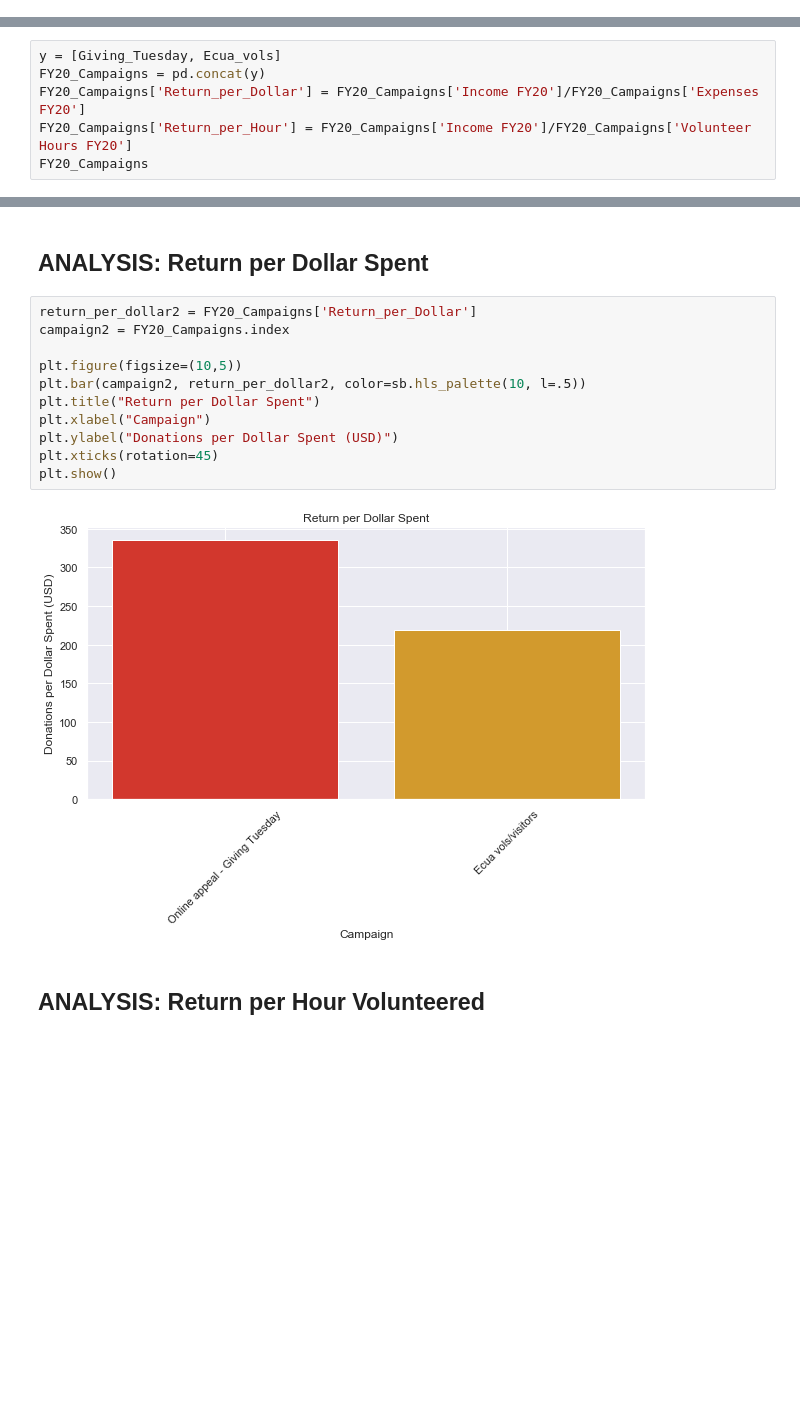
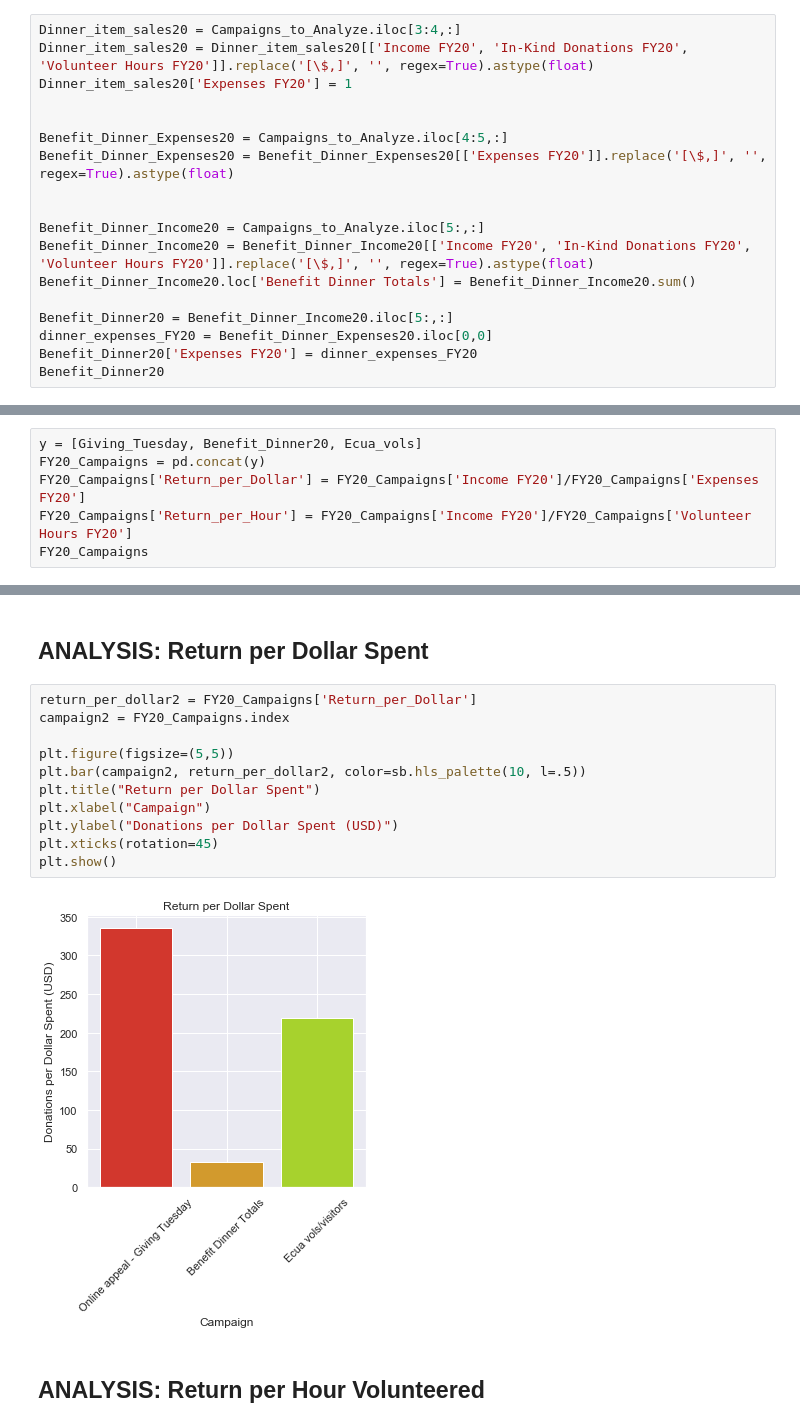
Before and after one commit to patelpurvip/Board-Fundraising-Analysis, a Jupyter notebook: Giving Campaigns Analysis.ipynb, the cells around one changed output, grey strips where cells are left out. Cells and saved outputs as stored; diff of their text form; blank space fills up the shorter version.

Commit message:
Campaign Analysis updates

```diff
--- a/Giving Campaigns Analysis.ipynb
+++ b/Giving Campaigns Analysis.ipynb
@@ -91,0 +105,18 @@ Ecua_vols
+# %%
+Dinner_item_sales20 = Campaigns_to_Analyze.iloc[3:4,:]
+Dinner_item_sales20 = Dinner_item_sales20[['Income FY20', 'In-Kind Donations FY20', 'Volunteer Hours FY20']].replace('[\$,]', '', regex=True).astype(float)
+Dinner_item_sales20['Expenses FY20'] = 1
+
+
+Benefit_Dinner_Expenses20 = Campaigns_to_Analyze.iloc[4:5,:]
+Benefit_Dinner_Expenses20 = Benefit_Dinner_Expenses20[['Expenses FY20']].replace('[\$,]', '', regex=True).astype(float)
+
+
+Benefit_Dinner_Income20 = Campaigns_to_Analyze.iloc[5:,:]
+Benefit_Dinner_Income20 = Benefit_Dinner_Income20[['Income FY20', 'In-Kind Donations FY20', 'Volunteer Hours FY20']].replace('[\$,]', '', regex=True).astype(float)
+Benefit_Dinner_Income20.loc['Benefit Dinner Totals'] = Benefit_Dinner_Income20.sum()
+
+Benefit_Dinner20 = Benefit_Dinner_Income20.iloc[5:,:]
+dinner_expenses_FY20 = Benefit_Dinner_Expenses20.iloc[0,0]
+Benefit_Dinner20['Expenses FY20'] = dinner_expenses_FY20
+Benefit_Dinner20
@@ -191,7 +226,7 @@ plt.show()
 # %% [markdown]
 # ANALYSIS: FY20
 # %%
-y = [Giving_Tuesday, Ecua_vols]
+y = [Giving_Tuesday, Benefit_Dinner20, Ecua_vols]
 FY20_Campaigns = pd.concat(y)
 FY20_Campaigns['Return_per_Dollar'] = FY20_Campaigns['Income FY20']/FY20_Campaigns['Expenses FY20']
 FY20_Campaigns['Return_per_Hour'] = FY20_Campaigns['Income FY20']/FY20_Campaigns['Volunteer Hours FY20']
@@ -206,16 +242,16 @@ FY20_Campaigns
 # %%
 return_per_dollar2 = FY20_Campaigns['Return_per_Dollar']
 campaign2 = FY20_Campaigns.index
 
-plt.figure(figsize=(10,5))
+plt.figure(figsize=(5,5))
 plt.bar(campaign2, return_per_dollar2, color=sb.hls_palette(10, l=.5))
 plt.title("Return per Dollar Spent")
 plt.xlabel("Campaign")
 plt.ylabel("Donations per Dollar Spent (USD)")
 plt.xticks(rotation=45)
 plt.show()
 # %% [output]
-[figure, old version]
+[figure, new version]
 # %% [markdown]
 ## ANALYSIS: Return per Hour Volunteered
 # %%
```
Also changed, not shown: parts of 8 cells of this notebook.
